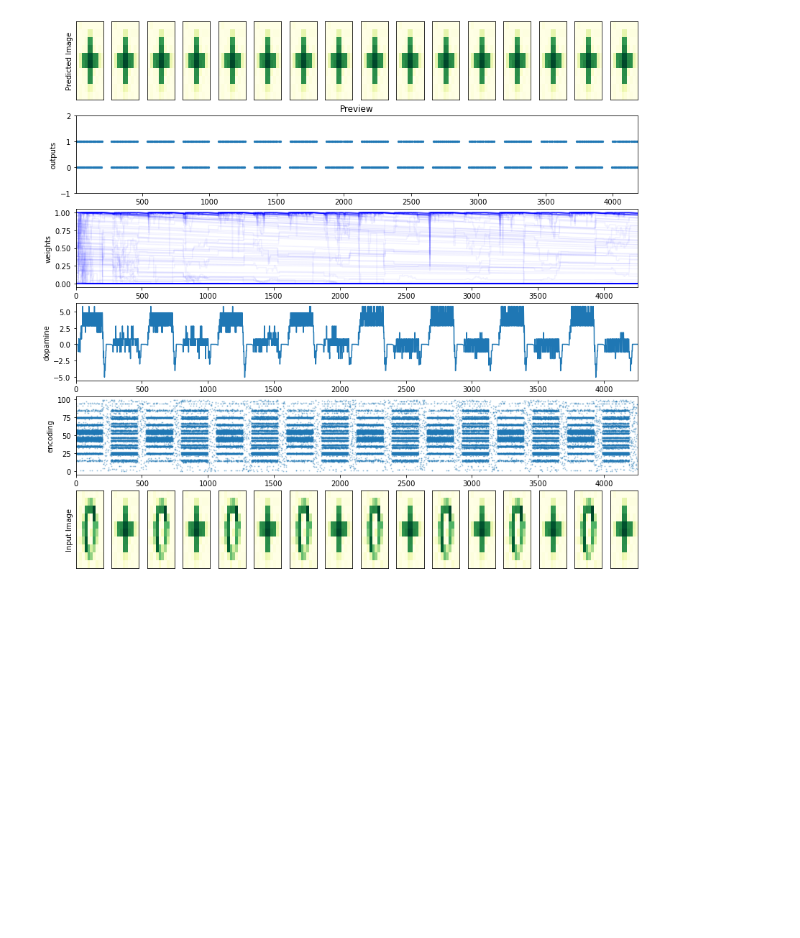
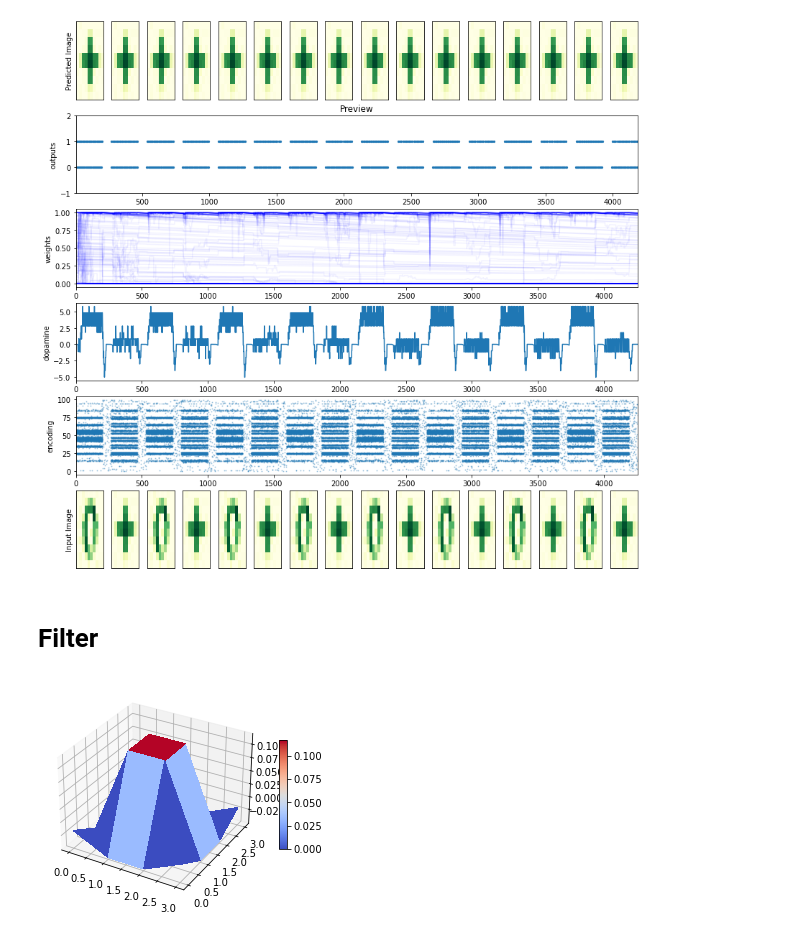
Before and after one commit to cnrl/Spiral, a Jupyter notebook: main.ipynb, the cells around one changed output. Cells and saved outputs as stored; diff of their text form; code cells hidden in the pictures; blank space fills up the shorter version.

```diff
--- a/main.ipynb
+++ b/main.ipynb
@@ -1269,3 +1269,21 @@ monitors = simulate(net, step_time=step_time, step_count=step_count)
 plot_every_thing(*monitors,name='Preview', steps=step_count)
 # %% [output]
 [figure]
+# %% [markdown]
+# Filter
+# %%
+kernel_size=4
+std1=.1
+std2=1
+
+f = DoGFilter(kernel_size=kernel_size, std1=std1, std2=std2,
+     transform=transforms.Compose([
+         transforms.ToTensor(),
+         lambda x: x.unsqueeze_(0),
+         transforms.Normalize(.5,.5)
+     ])
+    )
+
+plot3d(DoG_kernel(kernel_size=kernel_size, std1=std1, std2=std2)[0][0])
+# %% [output]
+[figure, added]
```
Also changed, not shown: parts of 4 cells of this notebook, 7 other files.
